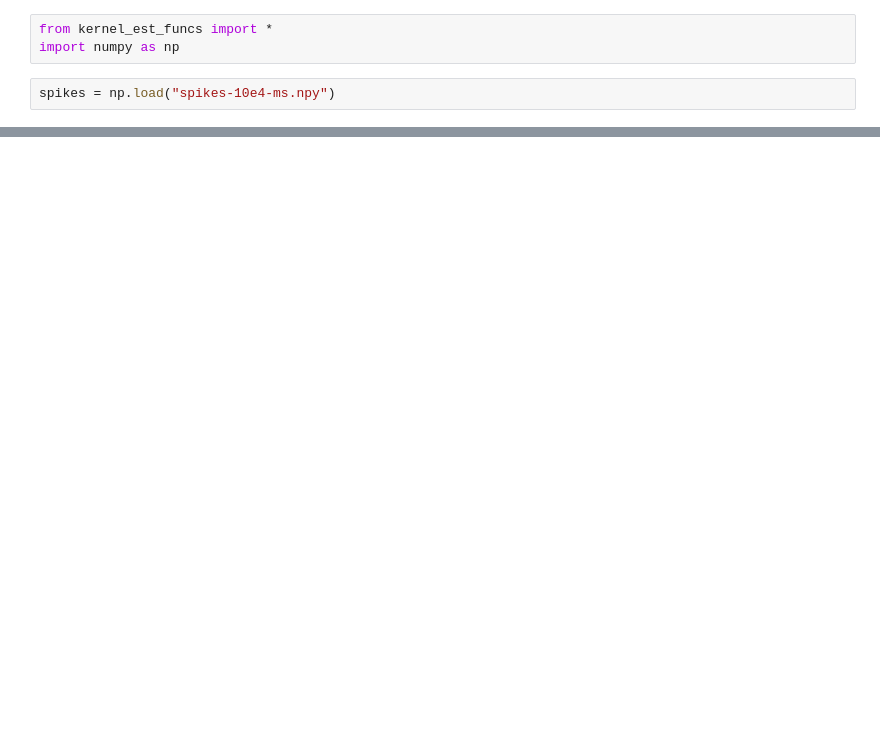
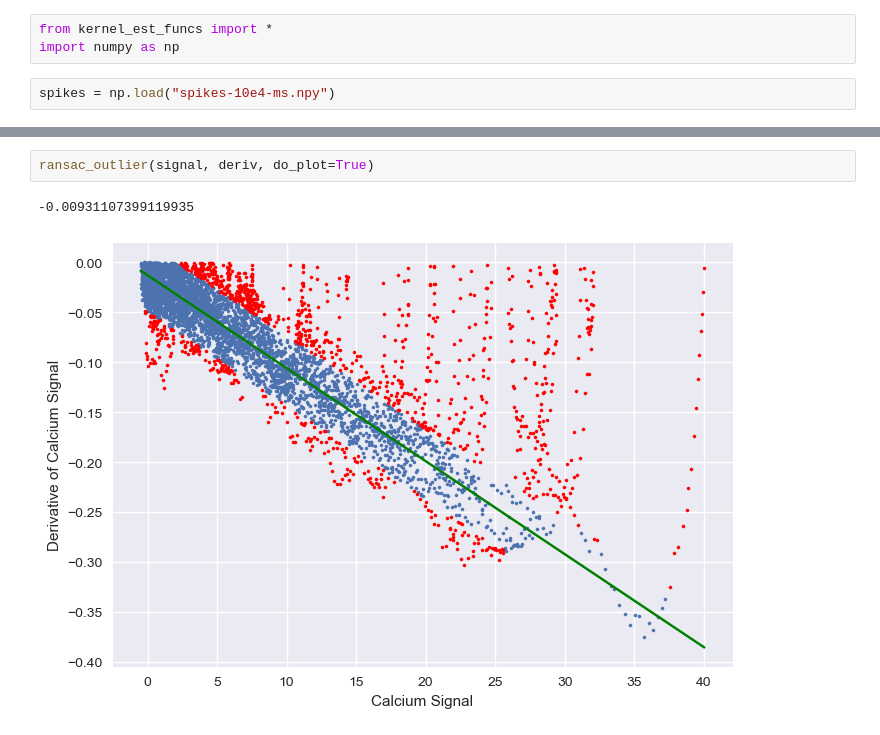
Before and after one commit to mjoudy/Calcium---AR, a Jupyter notebook: deriv_method_tau_est.ipynb, the cells around one changed output, grey strips where cells are left out. Cells and saved outputs as stored; diff of their text form; blank space fills up the shorter version.

```diff
--- a/deriv_method_tau_est.ipynb
+++ b/deriv_method_tau_est.ipynb
@@ -41,0 +121,5 @@ ax.legend()
+# %%
+ransac_outlier(signal, deriv, do_plot=True)
+# %% [output]
+-0.00931107399119935
+[figure, added]
```
Also changed, not shown: parts of 13 cells of this notebook, 1 other file.
